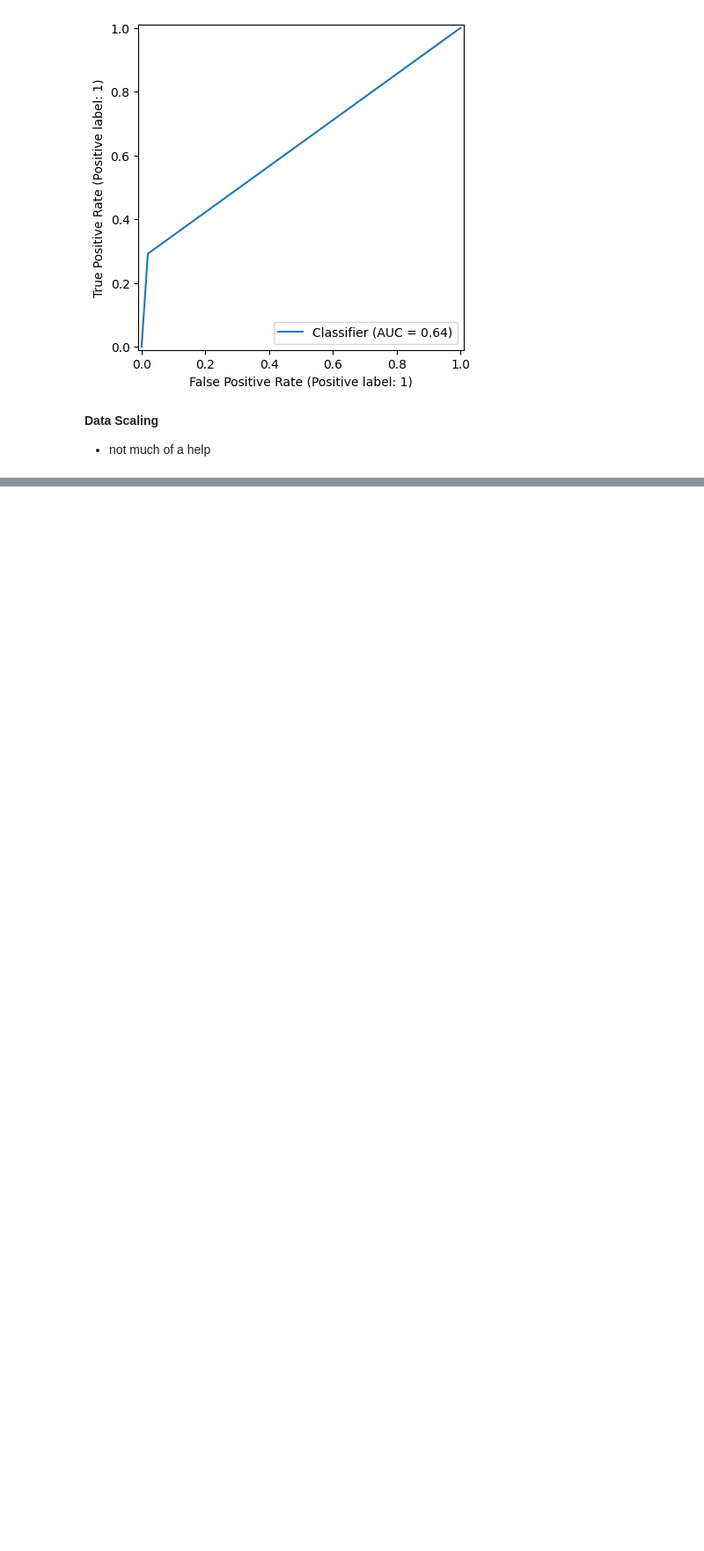
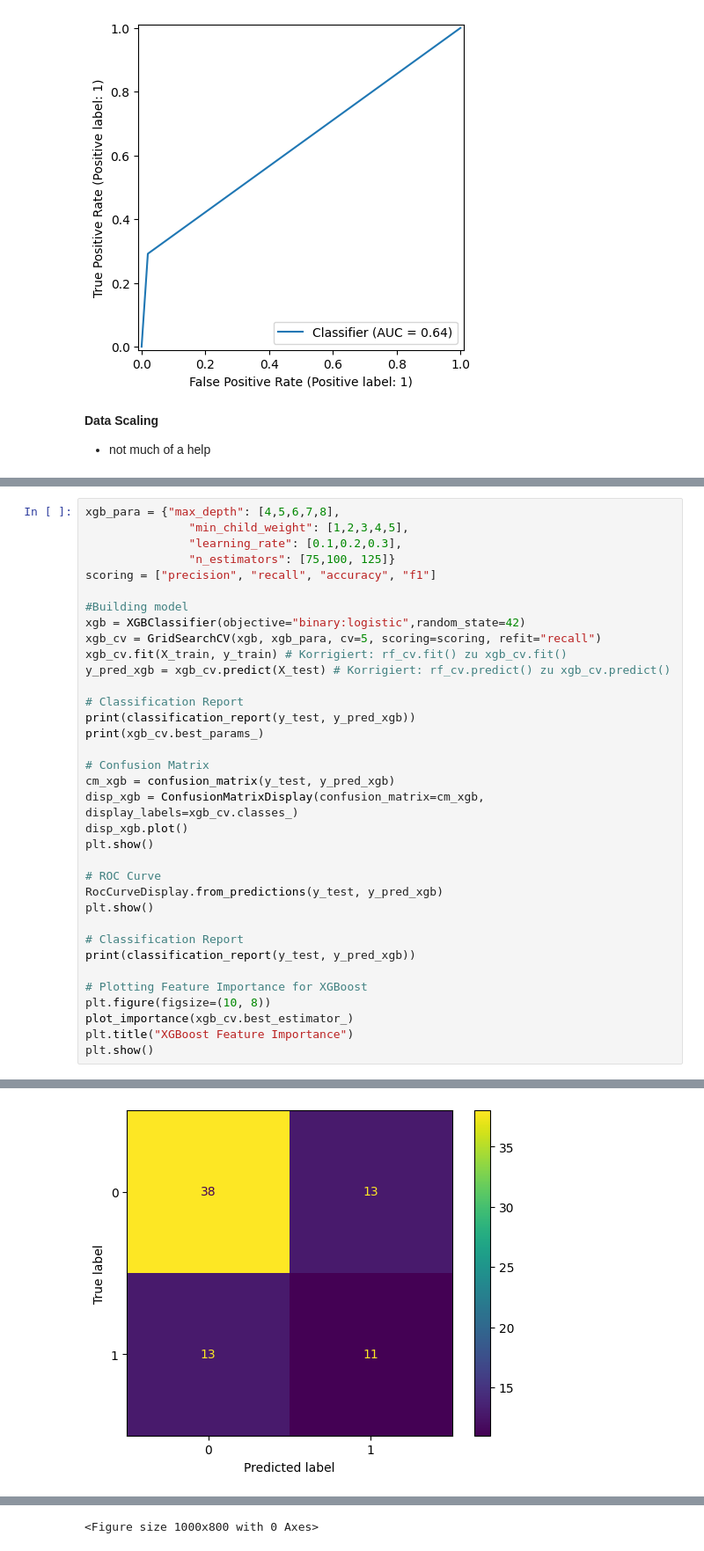
Before and after one commit to dr-koehler-ai/Heart-Failure-Clinical-Records-Dashboard, a Jupyter notebook: Heart_Failure_Clinical_Records_V2.ipynb, the cells around one changed output, grey strips where cells are left out. Shown at 88% size. Cells and saved outputs as stored; diff of their text form; blank space fills up the shorter version.

```diff
--- a/Heart_Failure_Clinical_Records_V2.ipynb
+++ b/Heart_Failure_Clinical_Records_V2.ipynb
@@ -144,0 +344,36 @@ NameError: name 'X_train' is not defined
+# %%
+xgb_para = {"max_depth": [4,5,6,7,8],
+               "min_child_weight": [1,2,3,4,5],
+               "learning_rate": [0.1,0.2,0.3],
+               "n_estimators": [75,100, 125]}
+scoring = ["precision", "recall", "accuracy", "f1"]
+
+#Building model
+xgb = XGBClassifier(objective="binary:logistic",random_state=42)
+xgb_cv = GridSearchCV(xgb, xgb_para, cv=5, scoring=scoring, refit="recall")
+xgb_cv.fit(X_train, y_train) # Korrigiert: rf_cv.fit() zu xgb_cv.fit()
+y_pred_xgb = xgb_cv.predict(X_test) # Korrigiert: rf_cv.predict() zu xgb_cv.predict()
+
+# Classification Report
+print(classification_report(y_test, y_pred_xgb))
+print(xgb_cv.best_params_)
+
+# Confusion Matrix
+cm_xgb = confusion_matrix(y_test, y_pred_xgb)
+disp_xgb = ConfusionMatrixDisplay(confusion_matrix=cm_xgb, display_labels=xgb_cv.classes_)
+disp_xgb.plot()
+plt.show()
+
+# ROC Curve
+RocCurveDisplay.from_predictions(y_test, y_pred_xgb)
+plt.show()
+
+# Classification Report
+print(classification_report(y_test, y_pred_xgb))
+
+# Plotting Feature Importance for XGBoost
+plt.figure(figsize=(10, 8))
+plot_importance(xgb_cv.best_estimator_)
+plt.title("XGBoost Feature Importance")
+plt.show()
+# %% [output]
@@ -144,0 +390 @@ NameError: name 'X_train' is not defined
+[figure, added]
@@ -144,0 +400 @@ NameError: name 'X_train' is not defined
+<Figure size 1000x800 with 0 Axes>
```
Also changed, not shown: parts of 18 cells of this notebook.
